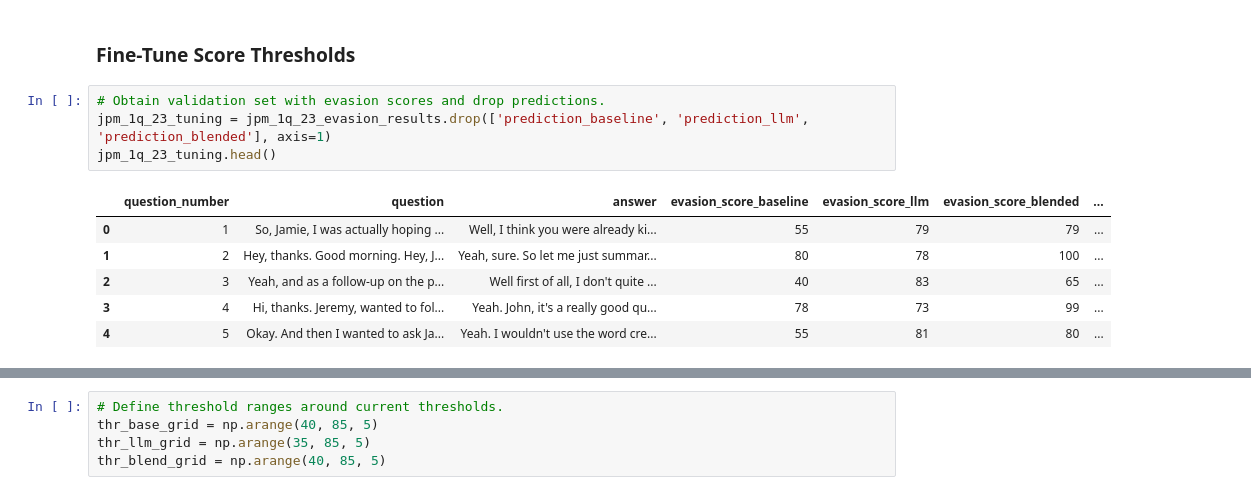
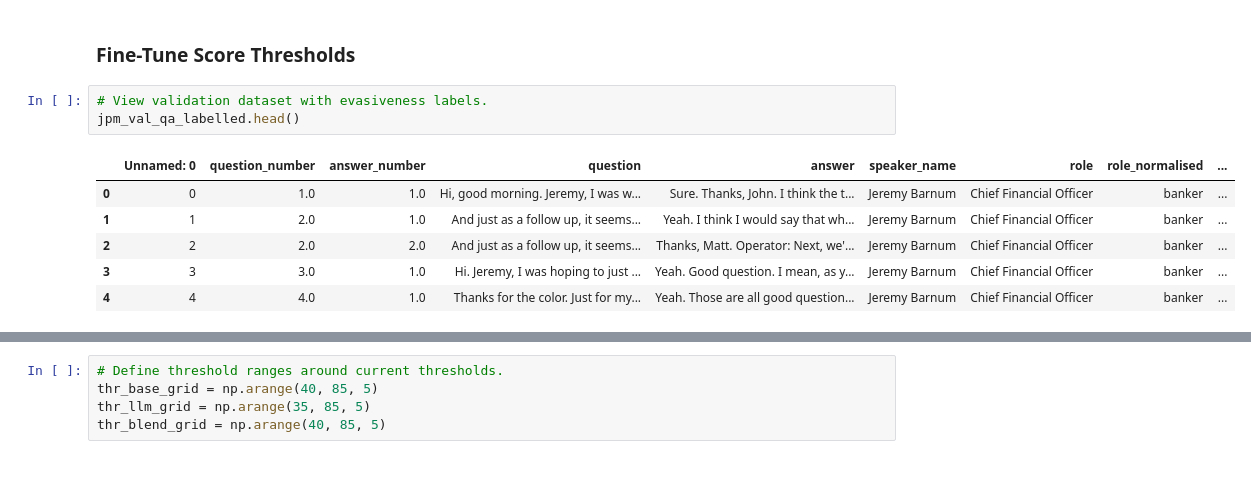
Before and after one commit to JSA10/cam_ds_ep_FinSight, a Jupyter notebook: notebooks/summarisation_evasion_LB.ipynb, the cells around one changed output, grey strips where cells are left out. Cells and saved outputs as stored; diff of their text form.

Commit message:
evasion pipeline validation

```diff
--- a/notebooks/summarisation_evasion_LB.ipynb
+++ b/notebooks/summarisation_evasion_LB.ipynb
@@ -951,14 +945,13 @@ def evasion_pipeline(df, models_and_tokenizers, device, LLM_WEIGHT, EVASION_THRE
     return pd.DataFrame(records)
 # %% [markdown]
 ### **Fine-Tune Score Thresholds**
-# %%
-# Obtain validation set with evasion scores and drop predictions.
-jpm_1q_23_tuning = jpm_1q_23_evasion_results.drop(['prediction_baseline', 'prediction_llm', 'prediction_blended'], axis=1)
-jpm_1q_23_tuning.head()
-# %% [output]
-|  | question_number | question | answer | evasion_score_baseline | evasion_score_llm | evasion_score_blended | ... |
-| 0 | 1 | So, Jamie, I was actually hoping ... | Well, I think you were already ki... | 55 | 79 | 79 | ... |
-| 1 | 2 | Hey, thanks. Good morning. Hey, J... | Yeah, sure. So let me just summar... | 80 | 78 | 100 | ... |
-| 2 | 3 | Yeah, and as a follow-up on the p... | Well first of all, I don't quite ... | 40 | 83 | 65 | ... |
-| 3 | 4 | Hi, thanks. Jeremy, wanted to fol... | Yeah. John, it's a really good qu... | 78 | 73 | 99 | ... |
-| 4 | 5 | Okay. And then I wanted to ask Ja... | Yeah. I wouldn't use the word cre... | 55 | 81 | 80 | ... |
+# %%
+# View validation dataset with evasiveness labels.
+jpm_val_qa_labelled.head()
+# %% [output]
+|  | Unnamed: 0 | question_number | answer_number | question | answer | speaker_name | role | role_normalised | ... |
+| 0 | 0 | 1.0 | 1.0 | Hi, good morning. Jeremy, I was w... | Sure. Thanks, John. I think the t... | Jeremy Barnum | Chief Financial Officer | banker | ... |
+| 1 | 1 | 2.0 | 1.0 | And just as a follow up, it seems... | Yeah. I think I would say that wh... | Jeremy Barnum | Chief Financial Officer | banker | ... |
+| 2 | 2 | 2.0 | 2.0 | And just as a follow up, it seems... | Thanks, Matt. Operator: Next, we'... | Jeremy Barnum | Chief Financial Officer | banker | ... |
+| 3 | 3 | 3.0 | 1.0 | Hi. Jeremy, I was hoping to just ... | Yeah. Good question. I mean, as y... | Jeremy Barnum | Chief Financial Officer | banker | ... |
+| 4 | 4 | 4.0 | 1.0 | Thanks for the color. Just for my... | Yeah. Those are all good question... | Jeremy Barnum | Chief Financial Officer | banker | ... |
```
Also changed, not shown: parts of 14 cells of this notebook.
